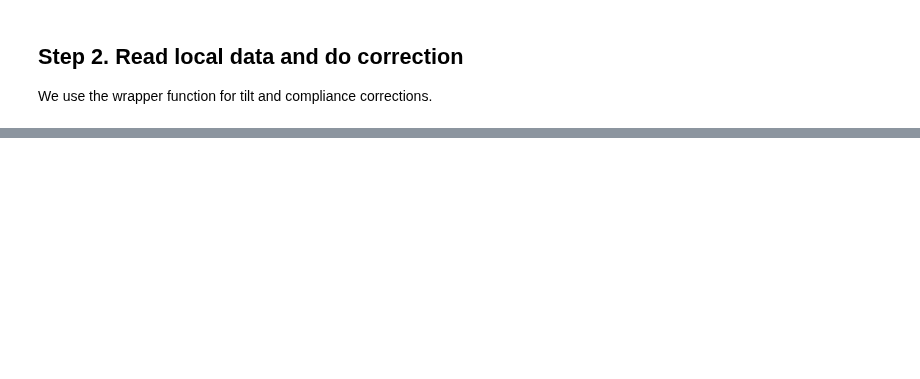
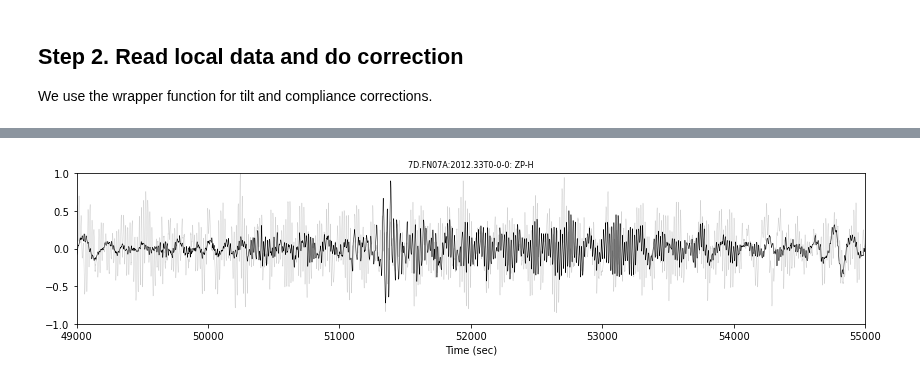
Before and after one commit to xtyangpsp/SeisGo, a Jupyter notebook: notebooks/tcremoval_continuous_local.ipynb, the cells around one changed output, grey strips where cells are left out. Saved outputs shown, nothing was run; the diff lists cells and outputs as text; code cells hidden in the pictures; blank space fills up the shorter version.

Commit message:
finish work on local data, and improved docorrection()

```diff
--- a/notebooks/tcremoval_continuous_local.ipynb
+++ b/notebooks/tcremoval_continuous_local.ipynb
@@ -149,8 +129,14 @@ We use the wrapper function for tilt and compliance corrections.
 # %%
 #directory to save the data after TC removal
 tcdatadir = '../data/tcremoval'
+if not os.path.isdir(tcdatadir): os.mkdir(tcdatadir)
 
 #tilt and compliance removal parameters
 window=7200
 overlap=0.2
 taper=0.08
+qc_freq=[0.004, 1]
+plot_correction=True
+normalizecorrectionplot=True
+tc_subset=['ZP-H']
+#assemble all parameters into a dictionary.
@@ -226,0 +143,83 @@ for ista in stalist:
+# %%
+dfiles = glob.glob(os.path.join(rawdatadir,'*.h5'))
+nfiles = len(dfiles)
+splits  = nfiles
+if nfiles==0:
+    raise IOError('Abort! no available seismic files in '+rawdatadir)
+# %%
+"""
+Loop through all ASDF files.
+steps:
+a. read in file list
+b. loop through all files
+c. loop through all stations
+    c-1. read waveform tags and list
+    c-2. read station info if available. skip land stations or stations with only vertical.
+    c-3. assemble all four components for OBS stations
+    c-4. do correction work flow and plot the result if applicable
+    c-5. save auxiliary data, e.g., tilt direction and angle, and TC removal parameters.
+    c-6. save to original file name in different directory
+"""
+
+for ifile in range(nfiles):
+    df=dfiles[ifile]
+    print('Working on: '+df)
+    dfbase=os.path.split(df)[-1]
+    df_tc=os.path.join(tcdatadir,dfbase)
+
+    ds=pyasdf.ASDFDataSet(df,mpi=False,mode='r')
+    netstalist = ds.waveforms.list()
+    nsta = len(netstalist)
+
+
+    for ista in netstalist:
+        print('  station: '+ista)
+        """
+        TO-DO: get the four components"""
+        try:
+            inv = ds.waveforms[ista]['StationXML']
+        except Exception as e:
+            print('  No stationxml for %s in file %s'%(ista,df))
+            inv = None
+
+        all_tags = ds.waveforms[ista].get_waveform_tags()
+        print(all_tags)
+        if len(all_tags)<4:
+            print("  Not enough components. Has to be four (4) channels! Skip!")
+            continue
+
+        tr1=None
+        tr2=None
+        trZ=None
+        trP=None
+        for tg in all_tags:
+            if tg[2] == 'h': trP=ds.waveforms[ista][tg][0]
+            elif tg[2] == '1' or tg[2] == 'e': tr1=ds.waveforms[ista][tg][0]
+            elif tg[2] == '2' or tg[2] == 'n': tr2=ds.waveforms[ista][tg][0]
+            elif tg[2] == 'z': trZ=ds.waveforms[ista][tg][0]
+
+        correct=obs.TCremoval_wrapper(
+            tr1,tr2,trZ,trP,window=window,overlap=overlap,merge_taper=taper,
+            qc_freq=qc_freq,qc_spectra=True,fig_spectra=False,
+            save_spectrafig=False,fig_transfunc=False,correctlist=tc_subset)[2]
+        trZtc,tgtemp=obs.correctdict2stream(trZ,correct,tc_subset)
+
+        if plot_correction:
+            obs.plotcorrection(trZ,correct,normalize=normalizecorrectionplot,freq=[0.005,0.1],
+                               size=(12,3),save=True,form='png',xlimit=[49000,55000])
+
+        """
+        Save to ASDF file.
+        """
+        tags=[]
+        for tr in [tr1,tr2,trZtc[0],trP]:
+            if len(tr.stats.location) == 0:
+                tlocation='00'
+            else:
+                tlocation=tr.stats.location
+
+            tags.append(tr.stats.channel.lower()+'_'+tlocation.lower())
+
+        print('  saving all component after TC removal to: '+df_tc)
+        utils.save2asdf(df_tc,Stream(traces=[tr1,tr2,trZtc[0],trP]),tags,sta_inv=inv)
+# %% [output]
@@ -226,0 +241 @@ for ista in stalist:
+[figure, added]
```
Also changed, not shown: parts of 4 cells of this notebook, 1 other file.
